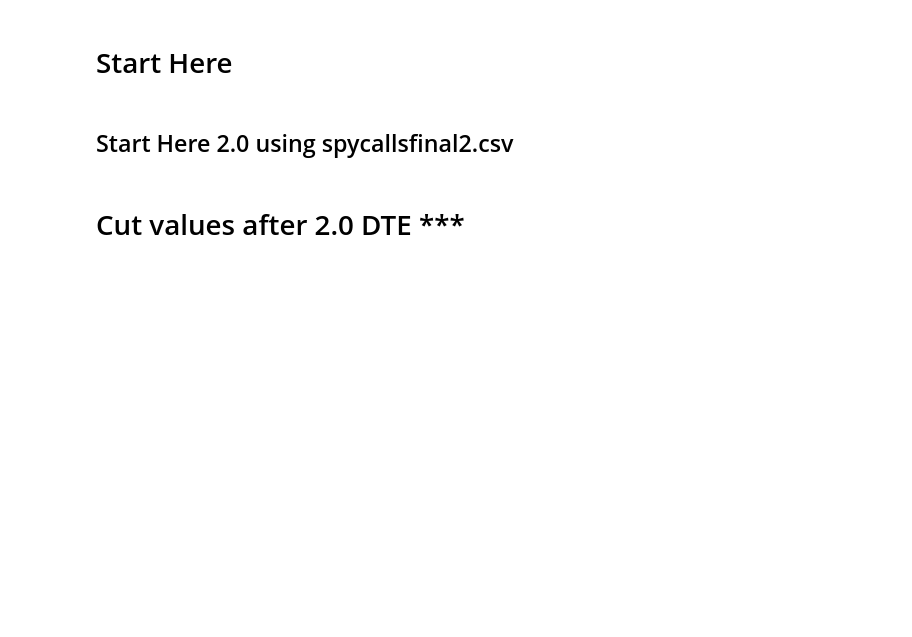
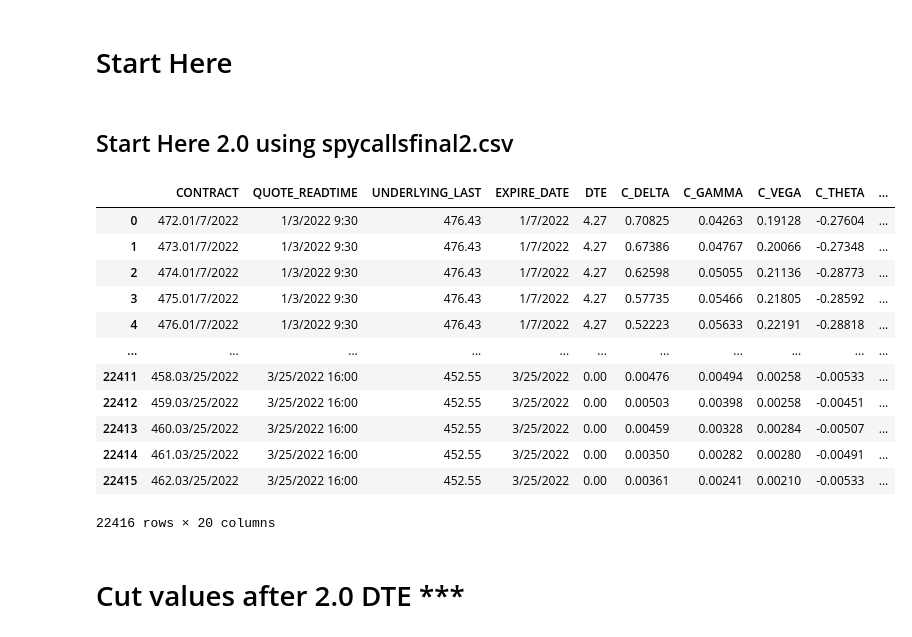
Before and after one commit to aarch23/OptYx, a Jupyter notebook: SpyRawDataV2.ipynb, the cells around one changed output. Cells and saved outputs as stored; diff of their text form; code cells hidden in the pictures; blank space fills up the shorter version.

```diff
--- a/SpyRawDataV2.ipynb
+++ b/SpyRawDataV2.ipynb
@@ -141,6 +143,22 @@ from pathlib import Path
 
 spy_path = Path('./Resources/spycallsfinal2.csv')
 spy_data_v8 = pd.read_csv(spy_path)
+# %%
+spy_data_v8
+# %% [output]
+|  | CONTRACT | QUOTE_READTIME | UNDERLYING_LAST | EXPIRE_DATE | DTE | C_DELTA | C_GAMMA | C_VEGA | C_THETA | ... |
+| 0 | 472.01/7/2022 | 1/3/2022 9:30 | 476.43 | 1/7/2022 | 4.27 | 0.70825 | 0.04263 | 0.19128 | -0.27604 | ... |
+| 1 | 473.01/7/2022 | 1/3/2022 9:30 | 476.43 | 1/7/2022 | 4.27 | 0.67386 | 0.04767 | 0.20066 | -0.27348 | ... |
+| 2 | 474.01/7/2022 | 1/3/2022 9:30 | 476.43 | 1/7/2022 | 4.27 | 0.62598 | 0.05055 | 0.21136 | -0.28773 | ... |
+| 3 | 475.01/7/2022 | 1/3/2022 9:30 | 476.43 | 1/7/2022 | 4.27 | 0.57735 | 0.05466 | 0.21805 | -0.28592 | ... |
+| 4 | 476.01/7/2022 | 1/3/2022 9:30 | 476.43 | 1/7/2022 | 4.27 | 0.52223 | 0.05633 | 0.22191 | -0.28818 | ... |
+| ... | ... | ... | ... | ... | ... | ... | ... | ... | ... | ... |
+| 22411 | 458.03/25/2022 | 3/25/2022 16:00 | 452.55 | 3/25/2022 | 0.00 | 0.00476 | 0.00494 | 0.00258 | -0.00533 | ... |
+| 22412 | 459.03/25/2022 | 3/25/2022 16:00 | 452.55 | 3/25/2022 | 0.00 | 0.00503 | 0.00398 | 0.00258 | -0.00451 | ... |
+| 22413 | 460.03/25/2022 | 3/25/2022 16:00 | 452.55 | 3/25/2022 | 0.00 | 0.00459 | 0.00328 | 0.00284 | -0.00507 | ... |
+| 22414 | 461.03/25/2022 | 3/25/2022 16:00 | 452.55 | 3/25/2022 | 0.00 | 0.00350 | 0.00282 | 0.00280 | -0.00491 | ... |
+| 22415 | 462.03/25/2022 | 3/25/2022 16:00 | 452.55 | 3/25/2022 | 0.00 | 0.00361 | 0.00241 | 0.00210 | -0.00533 | ... |
+22416 rows × 20 columns
 # %% [markdown]
 # Cut values after 2.0 DTE ***
 # %% [markdown]
```
Also changed, not shown: parts of 4 cells of this notebook.
